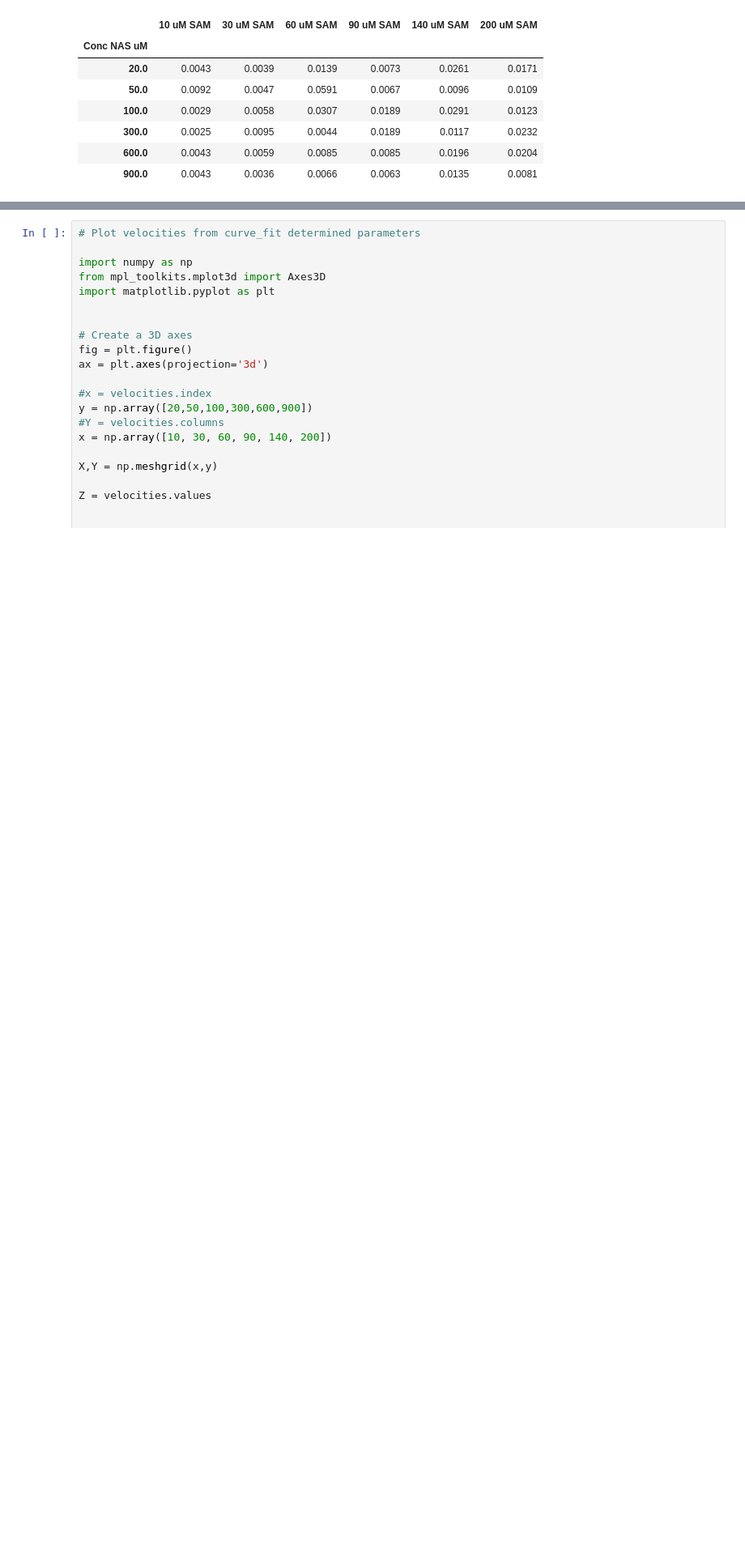
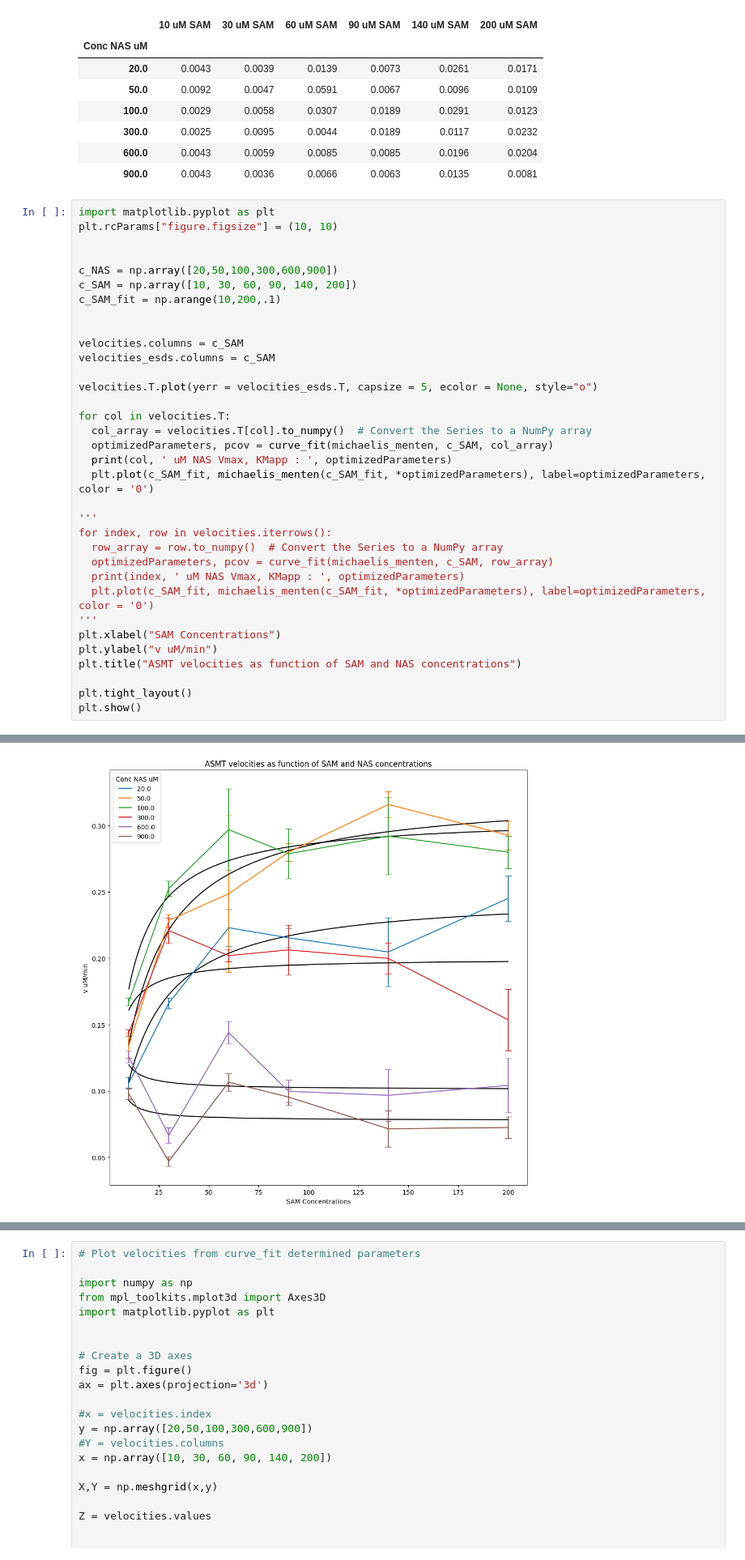
Before and after one commit to Qflow777/BiBi_enzyme_kinetics, a Jupyter notebook: BiBi_seq.ipynb, the cells around one changed output, grey strips where cells are left out. Shown at 81% size. Cells and saved outputs as stored; diff of their text form; blank space fills up the shorter version.

```diff
--- a/BiBi_seq.ipynb
+++ b/BiBi_seq.ipynb
@@ -381,3 +382,38 @@ velocities_esds.round(4)
 | 300.0 | 0.0025 | 0.0095 | 0.0044 | 0.0189 | 0.0117 | 0.0232 |
 | 600.0 | 0.0043 | 0.0059 | 0.0085 | 0.0085 | 0.0196 | 0.0204 |
 | 900.0 | 0.0043 | 0.0036 | 0.0066 | 0.0063 | 0.0135 | 0.0081 |
+# %%
+import matplotlib.pyplot as plt
+plt.rcParams["figure.figsize"] = (10, 10)
+
+
+c_NAS = np.array([20,50,100,300,600,900])
+c_SAM = np.array([10, 30, 60, 90, 140, 200])
+c_SAM_fit = np.arange(10,200,.1)
+
+
+velocities.columns = c_SAM
+velocities_esds.columns = c_SAM
+
+velocities.T.plot(yerr = velocities_esds.T, capsize = 5, ecolor = None, style="o")
+
+for col in velocities.T:
+  col_array = velocities.T[col].to_numpy()  # Convert the Series to a NumPy array
+  optimizedParameters, pcov = curve_fit(michaelis_menten, c_SAM, col_array)
+  print(col, ' uM NAS Vmax, KMapp : ', optimizedParameters)
+  plt.plot(c_SAM_fit, michaelis_menten(c_SAM_fit, *optimizedParameters), label=optimizedParameters, color = '0')
+
+'''
+for index, row in velocities.iterrows():
+  row_array = row.to_numpy()  # Convert the Series to a NumPy array
+  optimizedParameters, pcov = curve_fit(michaelis_menten, c_SAM, row_array)
+  print(index, ' uM NAS Vmax, KMapp : ', optimizedParameters)
+  plt.plot(c_SAM_fit, michaelis_menten(c_SAM_fit, *optimizedParameters), label=optimizedParameters, color = '0')
+'''
+plt.xlabel("SAM Concentrations")
+plt.ylabel("v uM/min")
+plt.title("ASMT velocities as function of SAM and NAS concentrations")
+
+plt.tight_layout()
+plt.show()
+# %% [output]
@@ -384,3 +432,4 @@ velocities_esds.round(4)
+[figure, added]
 # %%
 import matplotlib.pyplot as plt
 plt.rcParams["figure.figsize"] = (10, 10)
```
Also changed, not shown: parts of 13 cells of this notebook.
